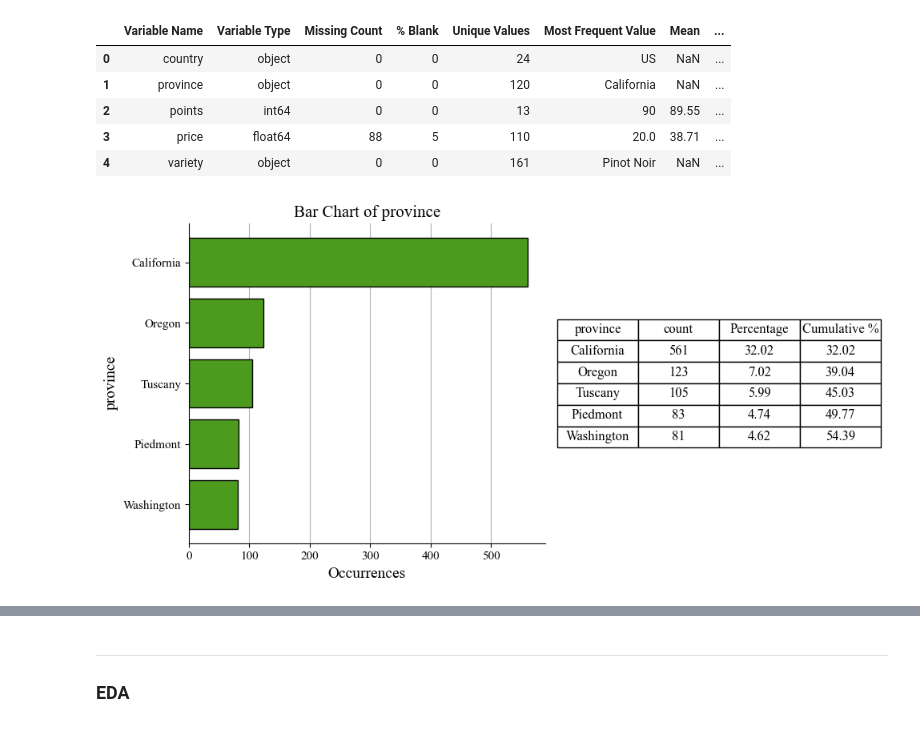
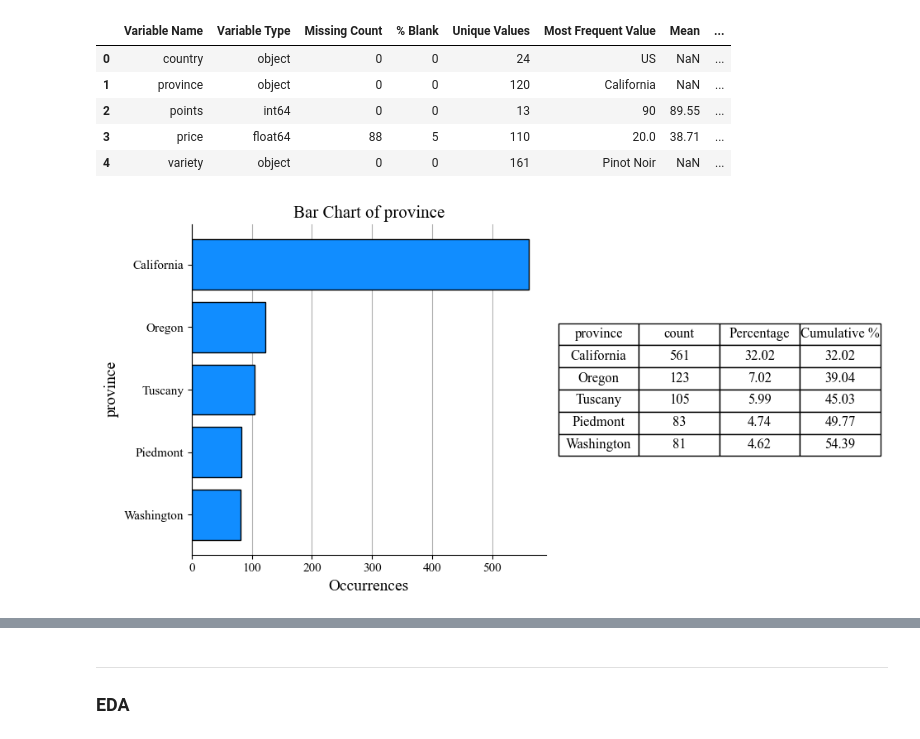
Before and after one commit to Riley25/DataNova, a Jupyter notebook: src/datanova/test.ipynb, the cells around one changed output, grey strips where cells are left out. Saved outputs shown, nothing was run; the diff lists cells and outputs as text; code cells hidden in the pictures.

```diff
--- a/src/datanova/test.ipynb
+++ b/src/datanova/test.ipynb
@@ -24,10 +24,9 @@ ROW TOTAL = 1,752 COLUMNS = 5
 | 3 | price | float64 | 88 | 5 | 110 | 20.0 | 38.71 | ... |
 | 4 | variety | object | 0 | 0 | 161 | Pinot Noir | NaN | ... |
 # %%
-fig = bar(WINE_DF, 'province', width = 10, height = 5)
-fig.savefig('D:/Documents/Python/DataNova/imges/BAR_GRAPH_v2.png', dpi = 550)
+fig = bar(WINE_DF, 'province', width = 9.7, height = 5, bar_color='#118dff')
+fig.savefig('D:/Documents/Python/DataNova/imges/BAR_GRAPH_v3.png', dpi = 550)
+display(fig)
+# %% [output]
+[figure, added]
-# %%
-display(fig)
-# %% [output]
-[figure, removed]
 # %%
```
Also changed, not shown: parts of 4 cells of this notebook, 6 other files.
